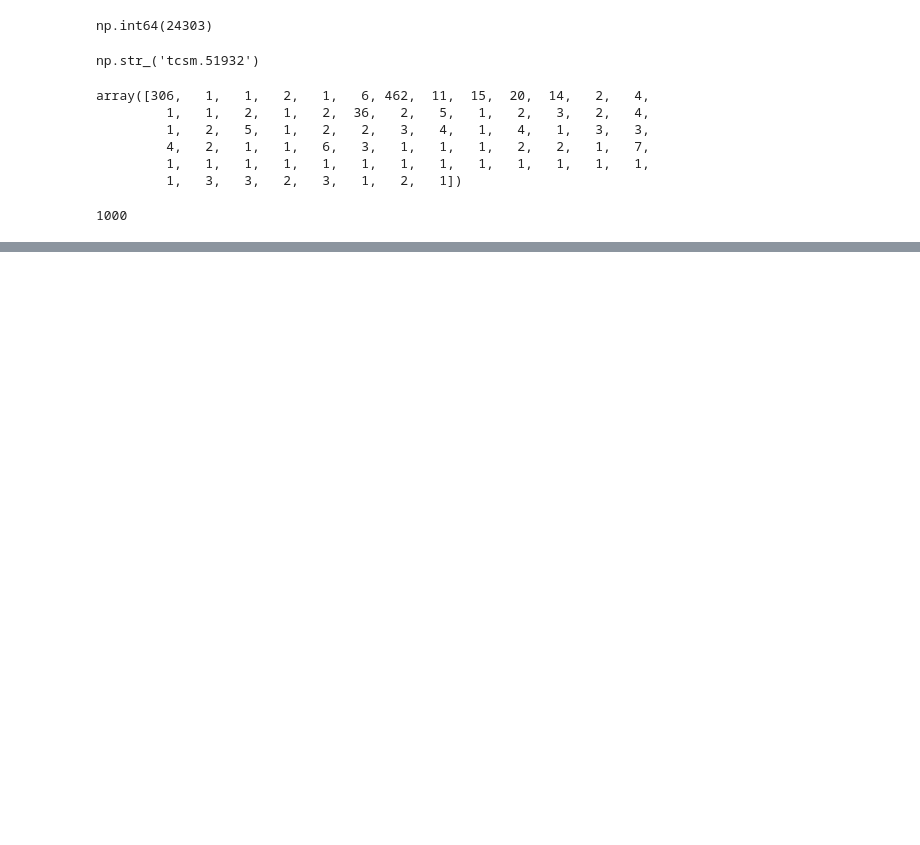
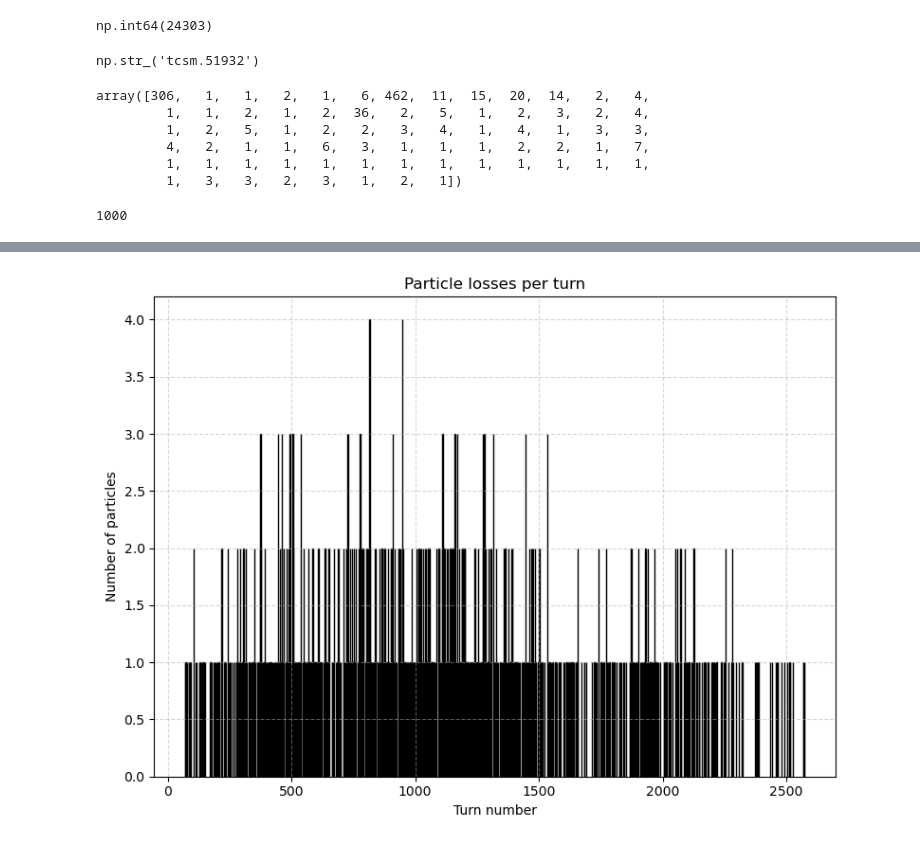
Before and after one commit to lisepauwels/sps_simulations, a Jupyter notebook: Prototyping/20251103/20251103.ipynb, the cells around one changed output, grey strips where cells are left out. Cells and saved outputs as stored; diff of their text form; code cells hidden in the pictures; blank space fills up the shorter version.

```diff
--- a/Prototyping/20251103/20251103.ipynb
+++ b/Prototyping/20251103/20251103.ipynb
@@ -351,0 +371,18 @@ len(part_init.x[idxs])
+# %%
+line = xt.Line.from_json('../../injection_lines/sps_with_aperture_inj_q20_beam_sagitta4.json')
+
+env = line.env
+#crab cavities: acfcah.61738 and acfcah.61739
+crab1 = xt.CrabCavity(crab_voltage=0, frequency = line['actcse.31632'].frequency, lag=0)
+crab2 = xt.CrabCavity(crab_voltage=0, frequency = line['actcse.31632'].frequency, lag=0)
+env.elements['acfcah.61738'] = crab1
+env.elements['acfcah.61739'] = crab2
+tt = line.get_table()
+
+remove_offmom_bpms_apers(line, exn=3.5e-6, nrj=21, pmass=0.938, bucket_height=3e-3, n_buckets=2)
+tidp = install_tidp(line, block_mvt=29e-3)
+tcsm = install_tcsm(line)
+
+# line['cc_voltage_ramping'] =  total_crab_voltage / (ramping_turns * time_per_turn) * line.ref['t_turn_s']
+# line['acfcah.61738'].crab_voltage = 'cc_voltage_ramping'
+# line['acfcah.61739'].crab_voltage = 'cc_voltage_ramping'
@@ -351,0 +397,5 @@ len(part_init.x[idxs])
+# %%
+part = xp.generate_matched_gaussian_bunch(nemitt_x=nemitt_x,
+                                          nemitt_y=nemitt_y,
+                                          sigma_z=0.224, num_particles=num_particles, line=line)
+part_init = part.copy()
@@ -351,0 +495,17 @@ len(part_init.x[idxs])
+# %%
+plt.close('all')
+mask = part.state > 0
+unique_turns, counts = np.unique(part.at_turn[~mask], return_counts=True)
+
+fig, ax = plt.subplots(figsize=(8, 6))
+# Plot histogram-like bar chart
+ax.bar(unique_turns, counts, width=1.0, edgecolor='black')
+ax.set_xlabel("Turn number")
+ax.set_ylabel("Number of particles")
+ax.set_title("Particle losses per turn")
+ax.grid(True, linestyle='--', alpha=0.5)
+fig.tight_layout()
+# plt.savefig(f'plots/adt_ramping/scheme1_10000part.png', dpi=300)
+plt.show()
+# %% [output]
+[figure, added]
```
Also changed, not shown: parts of 12 cells of this notebook, 15 other files.
